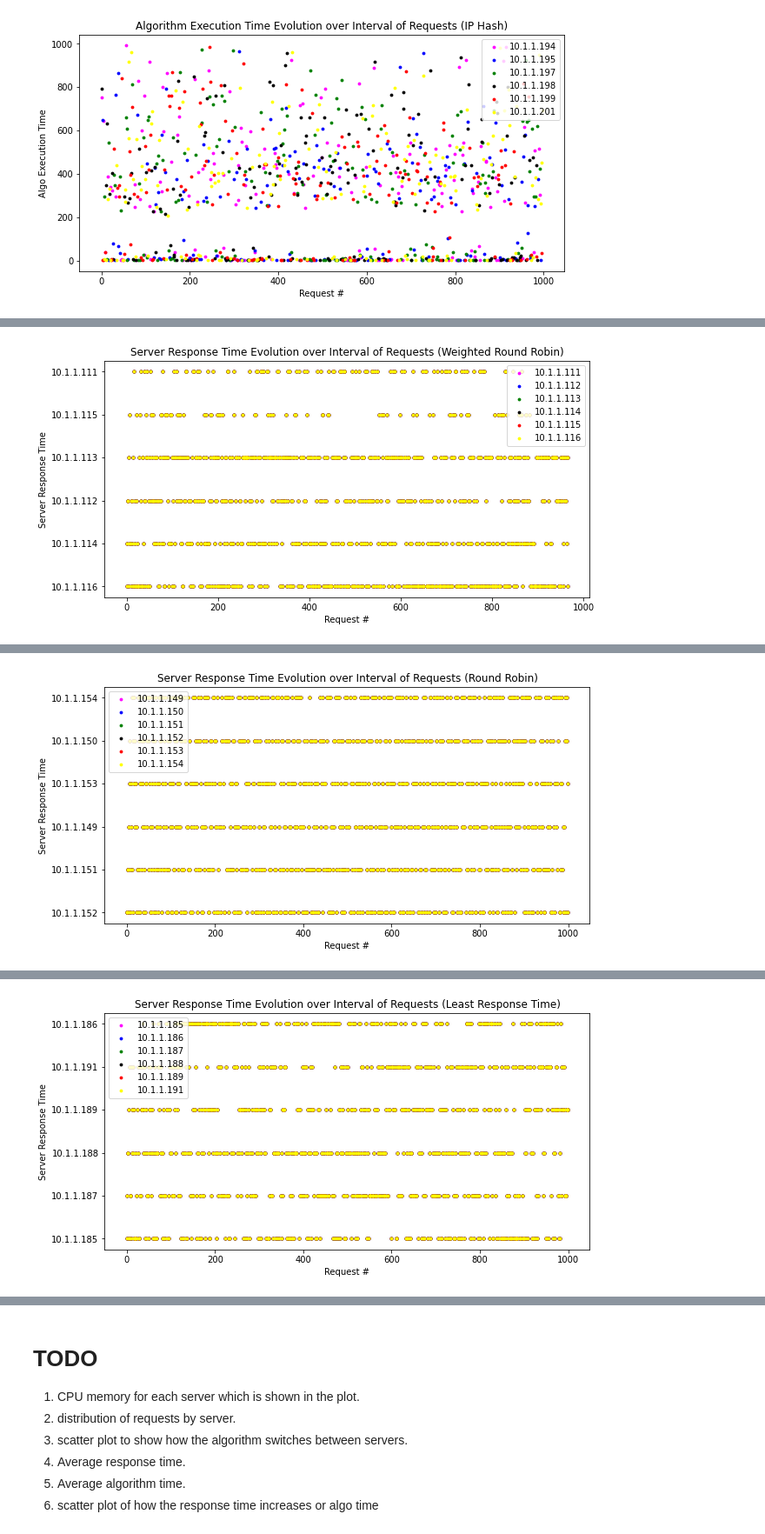
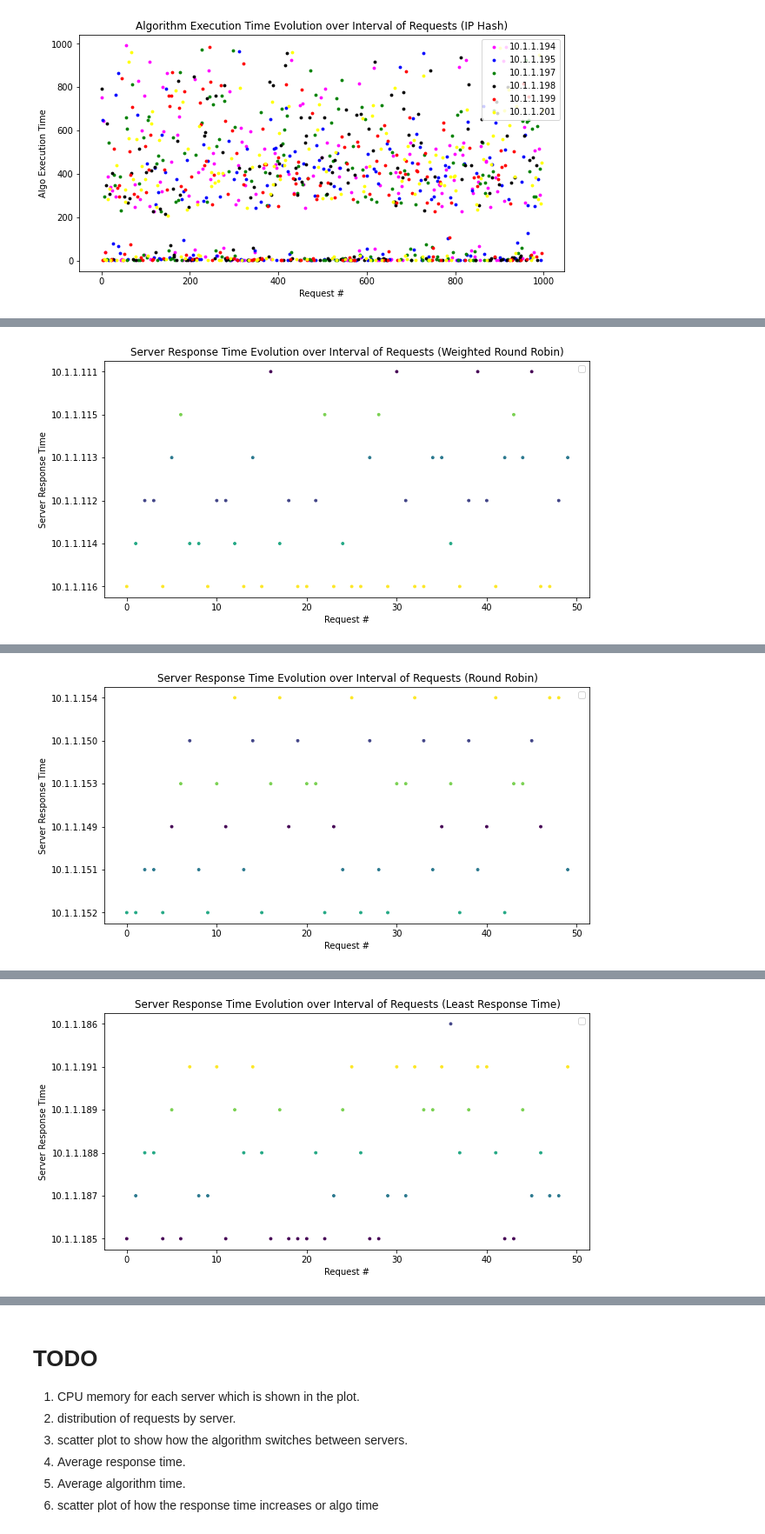
Before and after one commit to nirajmg/networkLB, a Jupyter notebook: nlb.ipynb, the cells around one changed output, grey strips where cells are left out. Shown at 87% size. Cells and saved outputs as stored; diff of their text form; code cells hidden in the pictures.

```diff
--- a/nlb.ipynb
+++ b/nlb.ipynb
@@ -44,10 +44,16 @@ for df in [wrr,rr,lrt,iph]:
 average_response_times = []
 def printAvgTimePerAlgo(df):
   average_response_times.append(df['response_time'].mean())
+
+#Average algo time by algoritm
+average_algo_times = []
+def printAvgAlgotimePerAlgo(df):
+  average_algo_times.append(df['algo_time'].mean())
 # %%
 for df in [wrr,rr,lrt,iph]:
   avg_time = df.groupby('ip').mean().reset_index()
   printAvgTimePerAlgo(avg_time)
+  printAvgAlgotimePerAlgo(avg_time)
   plt.figure(figsize=(10,5))
   sns.barplot(avg_time.ip, avg_time.response_time, alpha=0.8)
   plt.title('Distribution of Average Response Time by server')
@@ -151,16 +169,26 @@ for i,df in enumerate([wrr,rr,lrt,iph]):
   else:
     algo="IP Hash"
 
+  #subset dataframe
+  sdf = df.iloc[:50,:]
 
-  ips = np.unique(df.ip)
-  # print(np.ma.masked_where(df.ip != ips[5],df.ip))
+  ips = np.unique(sdf.ip)
+
+  #create colormap
+  ip_color = {}
+  for i in range(len(ips)):
+    ip_color[ips[i]] = i
+
+  colors = [ip_color[ip] for ip in sdf.ip]
+
   plt.figure(figsize=(10,5))
-  plt.scatter(df.index, np.ma.masked_where(df.ip != ips[0],df.ip), c='magenta', s=ptsize, label=ips[0])
-  plt.scatter(df.index, np.ma.masked_where(df.ip != ips[1],df.ip), c='blue', s=ptsize, label=ips[1])
-  plt.scatter(df.index, np.ma.masked_where(df.ip != ips[2],df.ip), c='green', s=ptsize, label=ips[2])
-  plt.scatter(df.index, np.ma.masked_where(df.ip != ips[3],df.ip), c='black', s=ptsize, label=ips[3])
-  plt.scatter(df.index, np.ma.masked_where(df.ip != ips[4],df.ip), c='red', s=ptsize, label=ips[4])
-  plt.scatter(df.index, np.ma.masked_where(df.ip != ips[5],df.ip), c='yellow', s=ptsize, label=ips[5])
+  plt.scatter(sdf.index, sdf.ip, c=colors, s=ptsize)
+  #plt.scatter(sdf.index, np.ma.masked_where(sdf.ip != ips[0],sdf.ip), c='magenta', s=ptsize, label=ips[0])
+  #plt.scatter(sdf.index, np.ma.masked_where(sdf.ip != ips[1],sdf.ip), c='blue', s=ptsize, label=ips[1])
+  #plt.scatter(sdf.index, np.ma.masked_where(sdf.ip != ips[2],sdf.ip), c='green', s=ptsize, label=ips[2])
+  #plt.scatter(sdf.index, np.ma.masked_where(sdf.ip != ips[3],sdf.ip), c='black', s=ptsize, label=ips[3])
+  #plt.scatter(sdf.index, np.ma.masked_where(sdf.ip != ips[4],sdf.ip), c='red', s=ptsize, label=ips[4])
+  #plt.scatter(sdf.index, np.ma.masked_where(sdf.ip != ips[5],sdf.ip), c='yellow', s=ptsize, label=ips[5])
   plt.legend()
   plt.title('Server Response Time Evolution over Interval of Requests ({})'.format(algo))
   plt.ylabel('Server Response Time')
@@ -170 +199 @@ for i,df in enumerate([wrr,rr,lrt,iph]):
-[figure, old version]
+[figure, new version]
@@ -171 +201 @@ for i,df in enumerate([wrr,rr,lrt,iph]):
-[figure, old version]
+[figure, new version]
@@ -172 +203 @@ for i,df in enumerate([wrr,rr,lrt,iph]):
-[figure, old version]
+[figure, new version]
```
Also changed, not shown: parts of 4 cells of this notebook.
